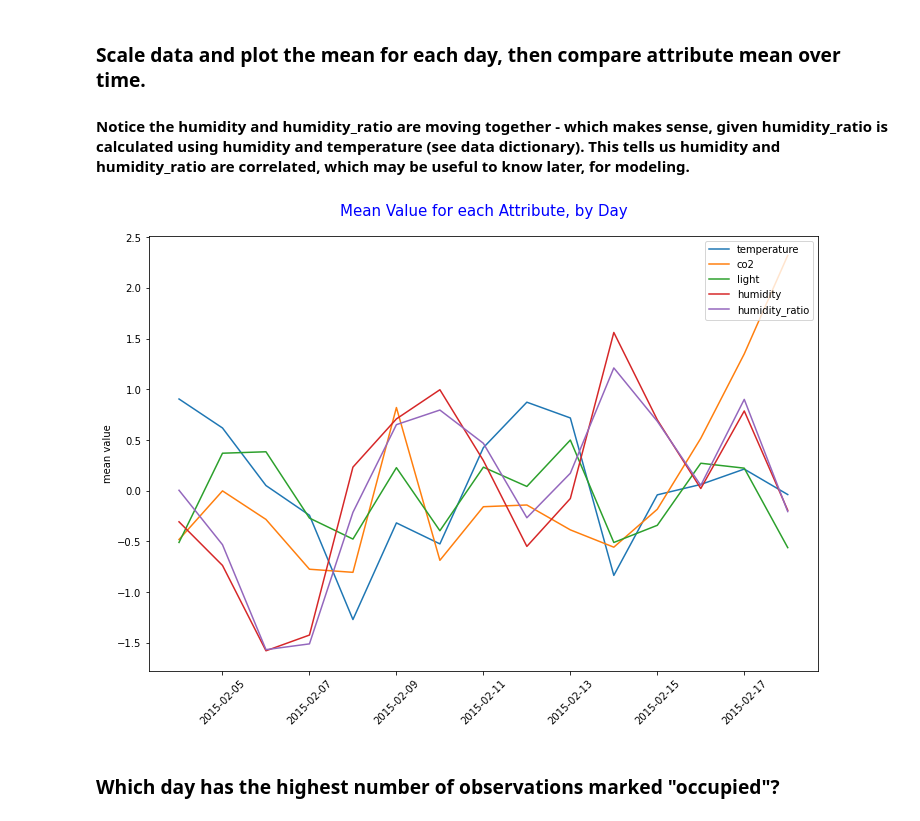
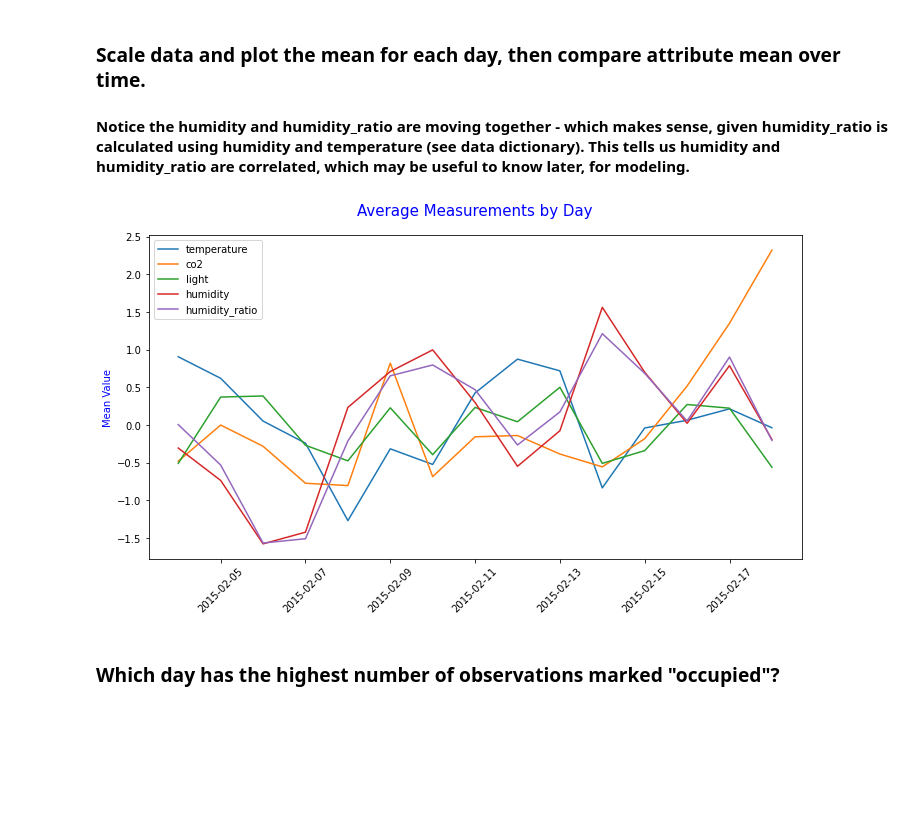
Before and after one commit to CristinaSahoo/Occupancy-Detection, a Jupyter notebook: code/EDA.ipynb, the cells around one changed output. Drawn from its saved outputs; the diff is of its cells as text; code cells hidden in the pictures; blank space fills up the shorter version.

```diff
--- a/code/EDA.ipynb
+++ b/code/EDA.ipynb
@@ -312,24 +412,26 @@ df_sc = pd.DataFrame(ss.fit_transform(df), df.index, df.columns)
 # %%
 mean_temp_by_day = df_sc.resample('D').mean()['temperature']
 mean_co2_by_day = df_sc.resample('D').mean()['co2']
 mean_light_by_day = df_sc.resample('D').mean()['light']
 mean_humidity_by_day = df_sc.resample('D').mean()['humidity']
 mean_humidity_ratio_by_day = df_sc.resample('D').mean()['humidity_ratio']
 dates = df_sc.resample('D').mean().index
 
-plt.figure(figsize=(12,8))
+plt.figure(figsize=(10,6))
 plt.plot(dates, mean_temp_by_day, label='temperature')
 plt.plot(dates, mean_co2_by_day, label='co2')
 plt.plot(dates, mean_light_by_day, label='light')
 plt.plot(dates, mean_humidity_by_day, label='humidity')
 plt.plot(dates, mean_humidity_ratio_by_day, label='humidity_ratio')
-plt.title('Mean Value for each Attribute, by Day', fontsize=15, pad=20, color='blue')
+plt.title('Average Measurements by Day', fontsize=15, pad=20, color='blue')
 plt.xticks(rotation=45)
-plt.ylabel('mean value')
-plt.legend(loc=1)
+plt.ylabel('Mean Value', color='blue')
+plt.legend(loc=0)
+plt.tight_layout()
+plt.savefig('../images/fig16.jpg', dpi=200)
 plt.show()
 # %% [output]
-[figure, old version]
+[figure, new version]
 # %% [markdown]
 ### Which day has the highest number of observations marked "occupied"?
 # %%
```
Also changed, not shown: parts of 38 cells of this notebook, 34 other files.
